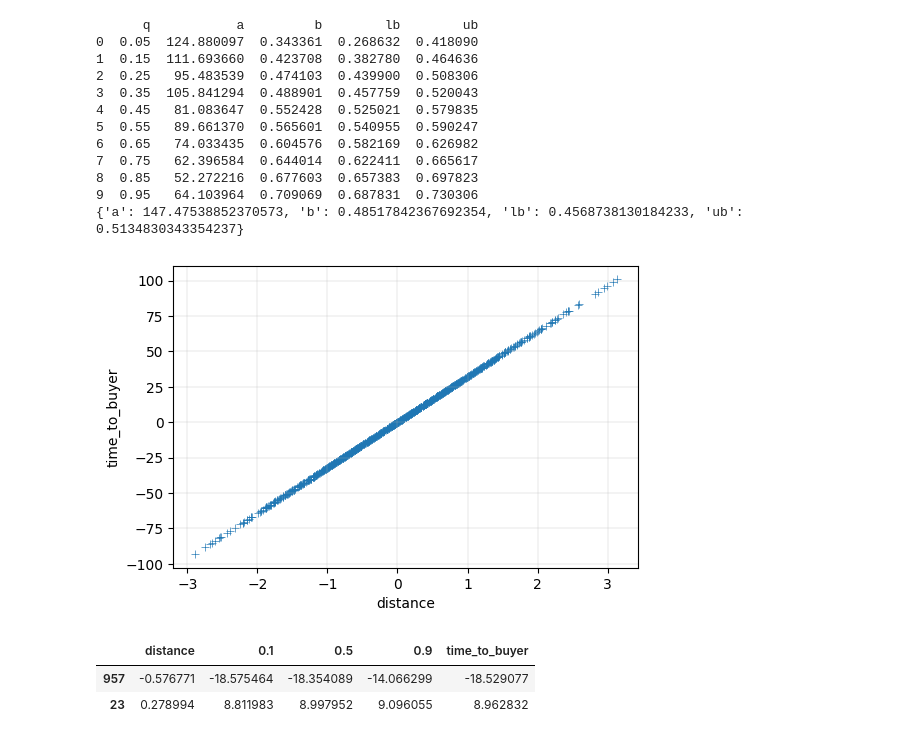
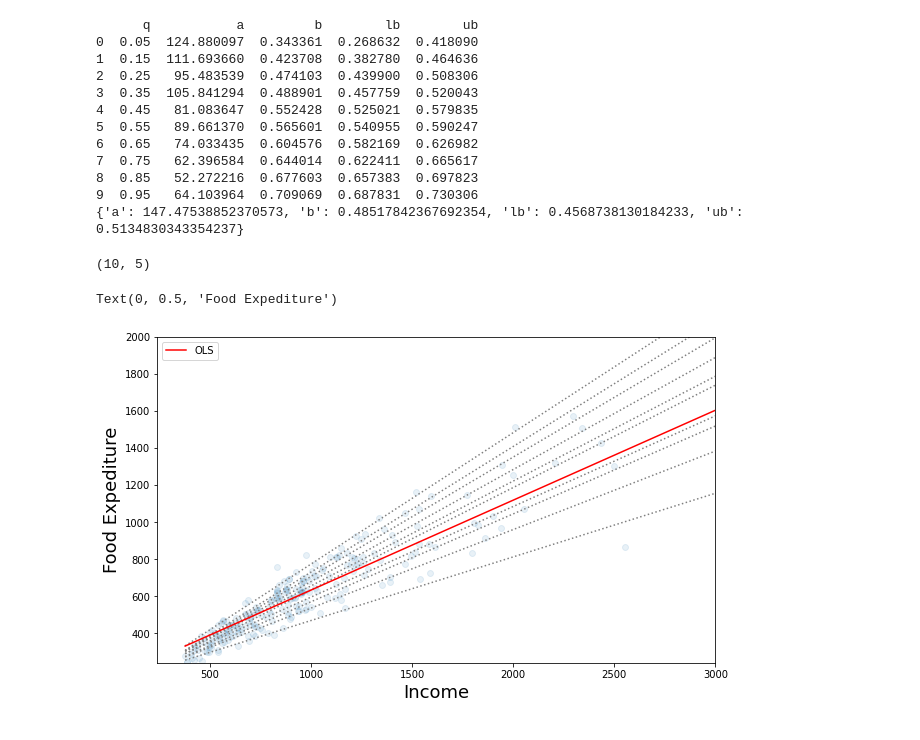
Before and after one commit to vbanai/Linear_and_Logistic_Regression_Projects, a Jupyter notebook: Tabular_playground_2021_linear_regression.ipynb, the cells around one changed output. Cells and saved outputs as stored; diff of their text form; code cells hidden in the pictures.

```diff
--- a/Tabular_playground_2021_linear_regression.ipynb
+++ b/Tabular_playground_2021_linear_regression.ipynb
@@ -1524,13 +1525,32 @@ print(ols_dict)
 8  0.85   52.272216  0.677603  0.657383  0.697823
 9  0.95   64.103964  0.709069  0.687831  0.730306
 {'a': 147.47538852370573, 'b': 0.48517842367692354, 'lb': 0.4568738130184233, 'ub': 0.5134830343354237}
+# %%
+models.shape
+# %% [output]
+(10, 5)
 # %%
 #Best fit line for 10 quantile regression models to the least squares fit
 x=np.arange(data.income.min(), data.income.max(), 50)
-get_y=lambda a,b: a+b *x
+get_y=lambda a,b: a+b *x  # intercept + coef *x
 fig, ax=plt.subplots(figsize=(10,6))
+
+#ploting the quantile regression lines
 for i in range(models.shape[0]):
   y=get_y(models.a[i], models.b[i])
   ax.plot(x, y, linestyle='dotted', color='grey')
 
-y=get_y(ols[a], ols['b'])
+#ploting the ols line
+y=get_y(ols_dict['a'], ols_dict['b'])
+ax.plot(x, y, color='red', label='OLS')
+
+#ploting the data
+ax.scatter(data.income, data.foodexp, alpha=0.1)
+ax.set_xlim(240, 3000)
+ax.set_ylim(240, 2000)
+legend=ax.legend()
+ax.set_xlabel('Income', fontsize=18)
+ax.set_ylabel('Food Expediture', fontsize=18)
+# %% [output]
+Text(0, 0.5, 'Food Expediture')
+[figure, added]
@@ -1559,12 +1556,0 @@ ys['time_to_buyer2'] = ys['time_to_buyer'].apply(lambda x: 60 + 0.3* (x + np.ran
-# %%
-df = Xs.merge(ys, left_index=True, right_index=True)
-train_df, test_df = train_test_split(df, test_size=0.10, shuffle=False)
-
-X_train, y_train = train_df[['distance']], train_df[['time_to_buyer']]
-X_test, y_test = test_df[['distance']], test_df[['time_to_buyer']]
-
-plt.rcParams.update({'font.size': 10, 'figure.dpi':100})
-sns.scatterplot(data=test_df, x="distance", y="time_to_buyer", marker='+')
-plt.grid(linestyle='-', linewidth=0.2)
-# %% [output]
-[figure, removed]
@@ -1578,12 +1556,0 @@ for tau in [0.1, 0.5, 0.9]:  #for boosting model we have to train on the separat
-# %%
-data = pd.DataFrame({'distance': X_test.reset_index()['distance'],
-              '0.1': classifiers['0.1']['predictions']['0.1'],
-              '0.5': classifiers['0.5']['predictions']['0.5'],
-              '0.9': classifiers['0.9']['predictions']['0.9'],
-              'time_to_buyer': y_test.reset_index()['time_to_buyer']})
-
-data.sample(2)
-# %% [output]
-|  | distance | 0.1 | 0.5 | 0.9 | time_to_buyer |
-| 957 | -0.576771 | -18.575464 | -18.354089 | -14.066299 | -18.529077 |
-| 23 | 0.278994 | 8.811983 | 8.997952 | 9.096055 | 8.962832 |
```
Also changed, not shown: parts of 9 cells of this notebook.
